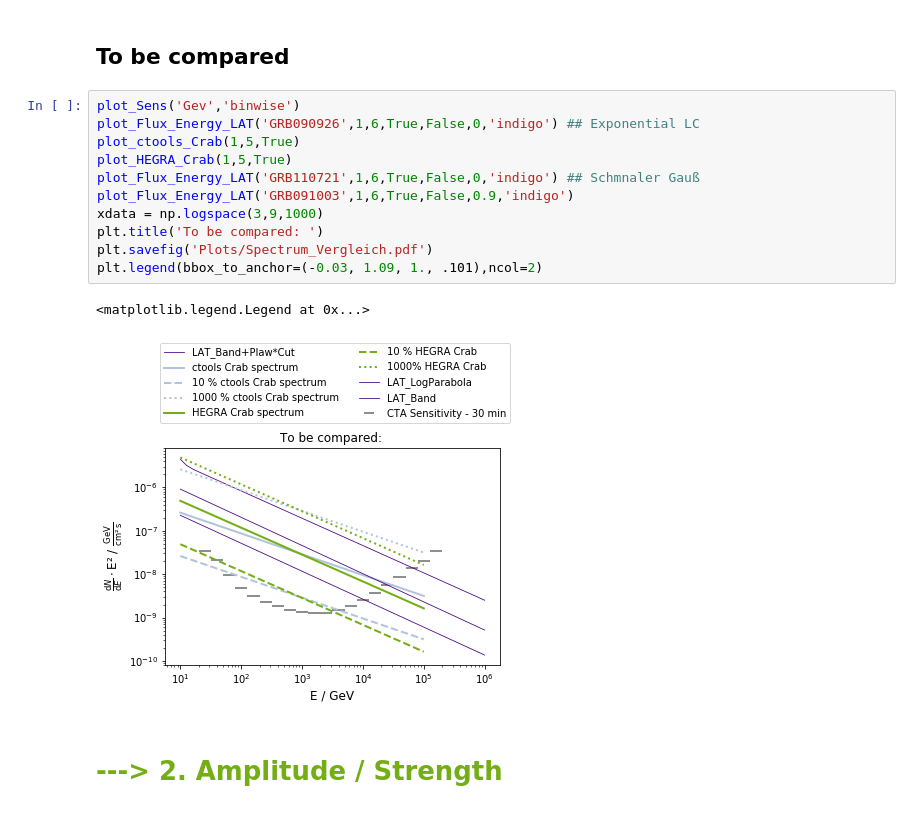
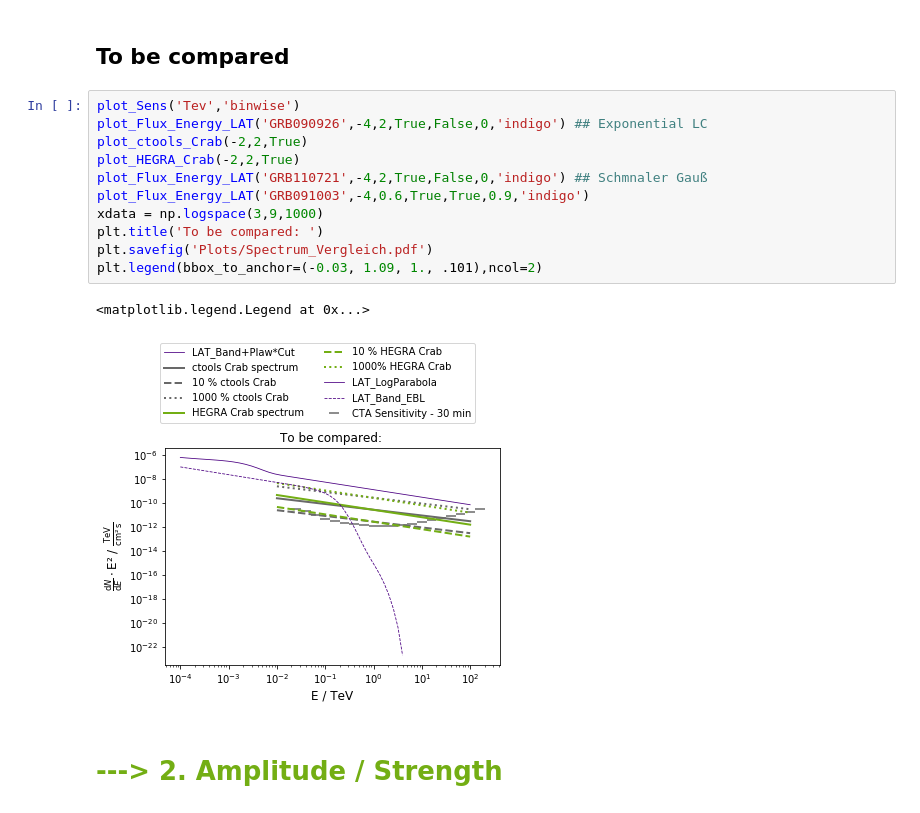
Before and after one commit to JanaMo/Project_Master, a Jupyter notebook: Spectral_Fits.ipynb, the cells around one changed output. Saved outputs shown, nothing was run; the diff lists cells and outputs as text.

```diff
--- a/Spectral_Fits.ipynb
+++ b/Spectral_Fits.ipynb
@@ -234,19 +253,19 @@ plt.xscale('log')
 # %% [markdown]
 ## To be compared
 # %%
-plot_Sens('Gev','binwise')
-plot_Flux_Energy_LAT('GRB090926',1,6,True,False,0,'indigo') ## Exponential LC
-plot_ctools_Crab(1,5,True)
-plot_HEGRA_Crab(1,5,True)
-plot_Flux_Energy_LAT('GRB110721',1,6,True,False,0,'indigo') ## Schmnaler Gauß
-plot_Flux_Energy_LAT('GRB091003',1,6,True,False,0.9,'indigo')
+plot_Sens('Tev','binwise')
+plot_Flux_Energy_LAT('GRB090926',-4,2,True,False,0,'indigo') ## Exponential LC
+plot_ctools_Crab(-2,2,True)
+plot_HEGRA_Crab(-2,2,True)
+plot_Flux_Energy_LAT('GRB110721',-4,2,True,False,0,'indigo') ## Schmnaler Gauß
+plot_Flux_Energy_LAT('GRB091003',-4,0.6,True,True,0.9,'indigo')
 xdata = np.logspace(3,9,1000)
 plt.title('To be compared: ')
 plt.savefig('Plots/Spectrum_Vergleich.pdf')
 plt.legend(bbox_to_anchor=(-0.03, 1.09, 1., .101),ncol=2)
 # %% [output]
 <matplotlib.legend.Legend at 0x...>
-[figure, old version]
+[figure, new version]
 # %% [markdown]
 # <font color = #73ae14> ---> 2. Amplitude / Strength
 # %% [markdown]
```
Also changed, not shown: parts of 12 cells of this notebook, 7 other files.
